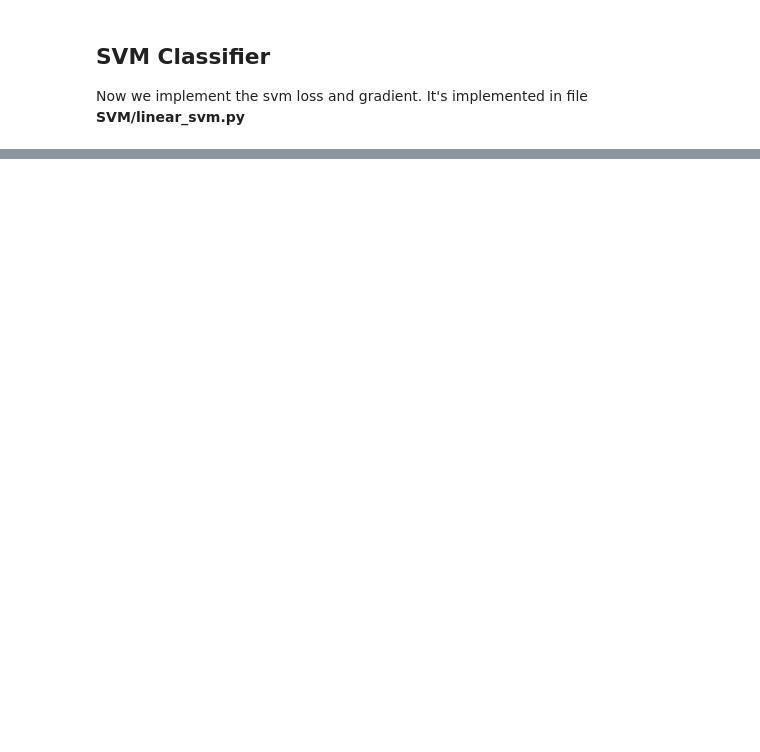
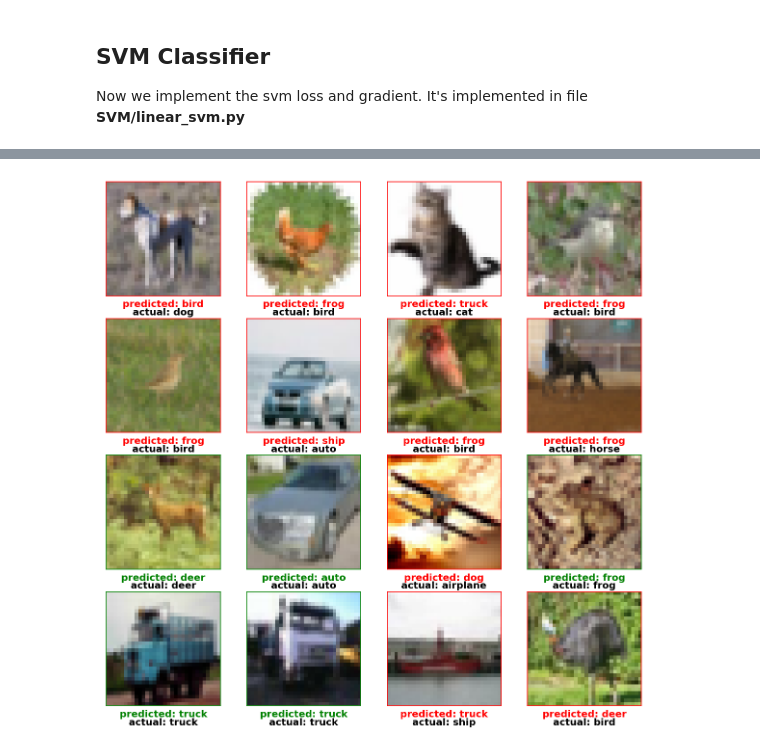
Before and after one commit to amotornenko/linear_SVM, a Jupyter notebook: linear_classifier.ipynb, the cells around one changed output, grey strips where cells are left out. Saved outputs shown, nothing was run; the diff lists cells and outputs as text; code cells hidden in the pictures; blank space fills up the shorter version.

```diff
--- a/linear_classifier.ipynb
+++ b/linear_classifier.ipynb
@@ -177,7 +191,7 @@ as a part of usual preprocessing of data it is useful to substract the mean and
 The data is already normalized, hence only the mean should be substracted.
 # %%
 # here we visualize the mean
-mean_image = np.mean(train['data'], axis=0)
+mean_image = np.mean(x['train'], axis=0)
 plt.figure(figsize=(4,4))
 plt.imshow(mean_image)
 plt.show()
@@ -286,0 +288,41 @@ plt.show()
+# %%
+def plot_predictions(x,y, n_images, model):
+    y_pred = model.predict(x[:n_images])
+
+    # guess the size of the grid
+    size = np.sqrt(n_images)
+    if size**2 != n_images:
+        size += 1
+    size = int(size)
+
+    #initiate the figure size
+    plt.figure(figsize=(2.5*size,2.5*size))
+
+    # plot the images
+    for i in range(n_images):
+        ax = plt.subplot(size, size, i+1)
+
+        # get image
+        img = x[i][:-1].reshape(32,32,3) + mean_image
+        plt.imshow(img)
+        label_ind = y[i]
+        label_ind_pred = y_pred[i]
+        label = labels[label_ind]
+        label_pred = labels[label_ind_pred]
+        c = "green" if label_pred == label else "red"
+        plt.text(0.5, -0.1, "predicted: {0}".format(label_pred), color=c,
+                ha='center', transform = ax.transAxes, weight='bold')
+        plt.text(0.5, -0.17, "actual: {0}".format(label), color='black',
+                ha='center', transform = ax.transAxes, weight='bold')
+
+        plt.setp(ax.spines.values(), color=c)
+
+        plt.xticks([])
+        plt.yticks([])
+
+    plt.show()
+    return
+
+plot_predictions(x['test'], y['test'], 16,model)
+# %% [output]
+[figure, added]
```
Also changed, not shown: parts of 19 cells of this notebook, 5 other files.
